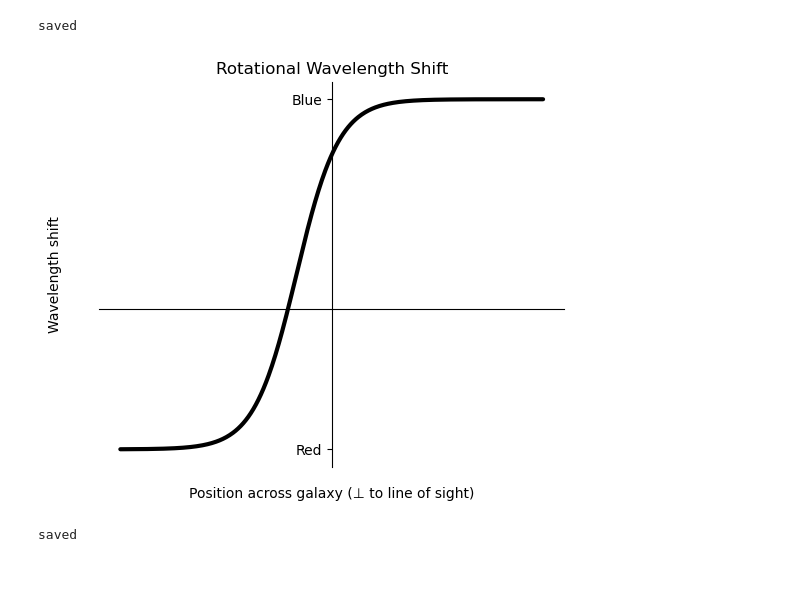
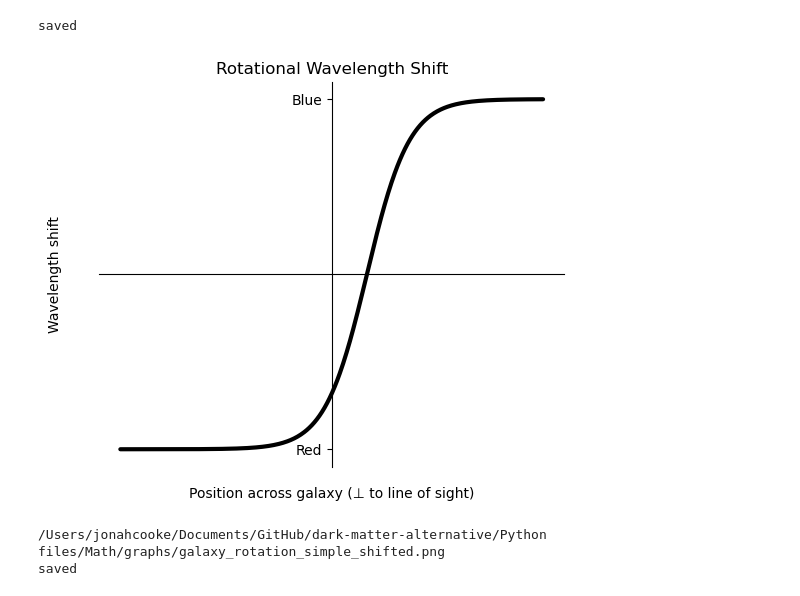
Before and after one commit to Donjohn-Donson/dark-matter-alternative, a Jupyter notebook: Python files/Graph_code/Galaxy rotation simple.ipynb, the cells around one changed output. Saved outputs shown, nothing was run; the diff lists cells and outputs as text; code cells hidden in the pictures.

```diff
--- a/Python files/Graph_code/Galaxy rotation simple.ipynb
+++ b/Python files/Graph_code/Galaxy rotation simple.ipynb
@@ -55,50 +58,55 @@ else:                                   # linux variants
 # %% [output]
 saved
 # %%
-# Second graph: identical curve, shifted up and to the left relative to the central axis
-shift_x = -2.5
-shift_y = (lambda0 * v_max / c) * 0.2
+# Second graph: identical curve, shifted to the left relative to the central axis
+shift_x = +2.5
 
 v_los2 = np.sign(x - shift_x) * v_max * np.tanh(np.abs(x - shift_x) / r_scale)
-delta_lambda2 = lambda0 * v_los2 / c + shift_y
+delta_lambda2 = lambda0 * v_los2 / c
 
 fig2, ax2 = plt.subplots(figsize=(6, 5))
 fig2.patch.set_facecolor('white')
 ax2.set_facecolor('white')
 
 ax2.plot(x, delta_lambda2, color='black', lw=3, solid_capstyle='round')
 
 ax2.set_xlabel('Position across galaxy (⊥ to line of sight)')
 ax2.set_ylabel('Wavelength shift')
 ax2.xaxis.set_label_coords(0.5, -0.05)
 ax2.yaxis.set_label_coords(-0.08, 0.5)
 ax2.set_xticks([])
 
 y_amp = lambda0 * v_max / c
-ax2.set_yticks([shift_y - y_amp, shift_y + y_amp])
+ax2.set_yticks([-y_amp, y_amp])
 ax2.set_yticklabels(['Red', 'Blue'])
 for tick, color in zip(ax2.get_yticklabels(), ['red', 'blue']):
     tick.set_color(color)
 
 ax2.set_title('Rotational Wavelength Shift')
 
 ax2.spines['left'].set_position(('data', 0))
 ax2.spines['bottom'].set_position(('data', 0))
 ax2.spines['top'].set_visible(False)
 ax2.spines['right'].set_visible(False)
 # %% [output]
-[figure, old version]
+[figure, new version]
 # %%
 fig2.tight_layout()
-filepath2 = r'C:\Users\Jonah\code\Research\plasma-quantum-group\dark-matter-alternative\Python files\Math\graphs\galaxy_rotation_simple_shifted.png'
+
+from pathlib import Path
+graphs_dir = Path.cwd().parent / "Math" / "graphs"
+graphs_dir.mkdir(parents=True, exist_ok=True)
+filepath2 = str(graphs_dir / "galaxy_rotation_simple_shifted.png")
+
 fig2.savefig(filepath2, dpi=200, facecolor='white')
-print("saved")
 
 if platform.system() == 'Darwin':       # macOS
     subprocess.call(('open', filepath2))
-elif platform.system() == 'Windows':    # Windows
+    print(filepath2)
+else:                                    # Windows
     os.startfile(filepath2)
-else:                                   # linux variants
-    subprocess.call(('xdg-open', filepath2))
+    print(filepath2)
+print("saved")
 # %% [output]
+/Users/jonahcooke/Documents/GitHub/dark-matter-alternative/Python files/Math/graphs/galaxy_rotation_simple_shifted.png
 saved
```
Also changed, not shown: parts of 4 cells of this notebook, 5 other files.
